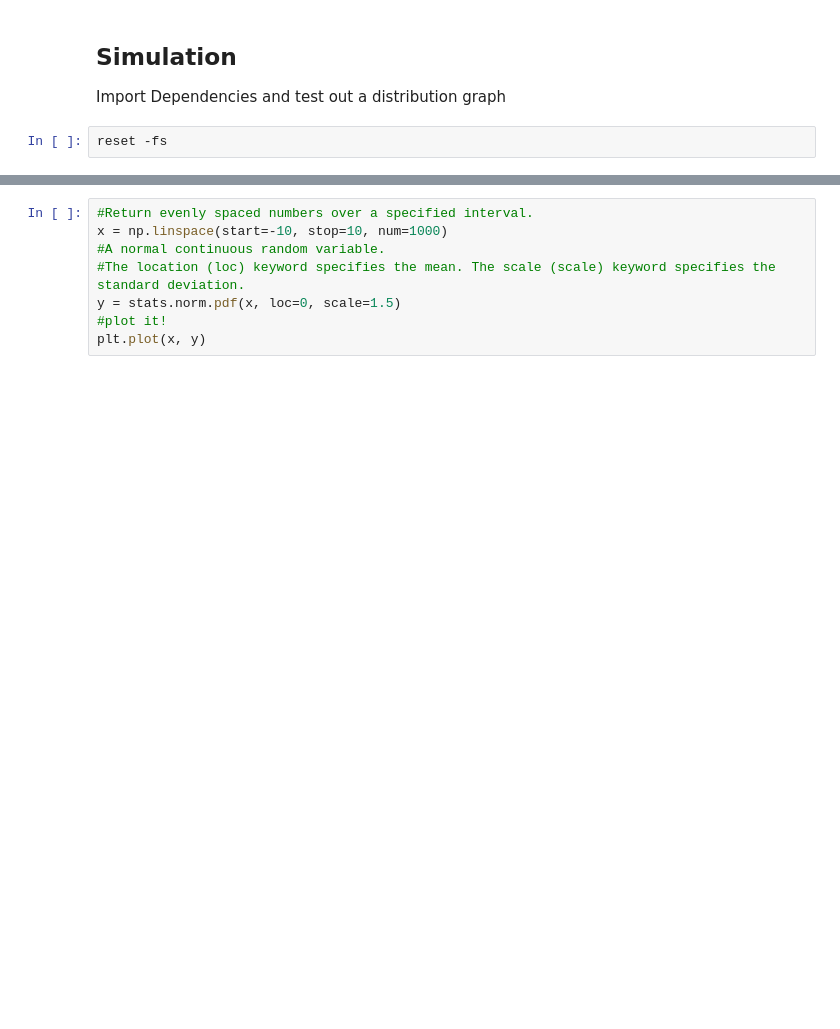
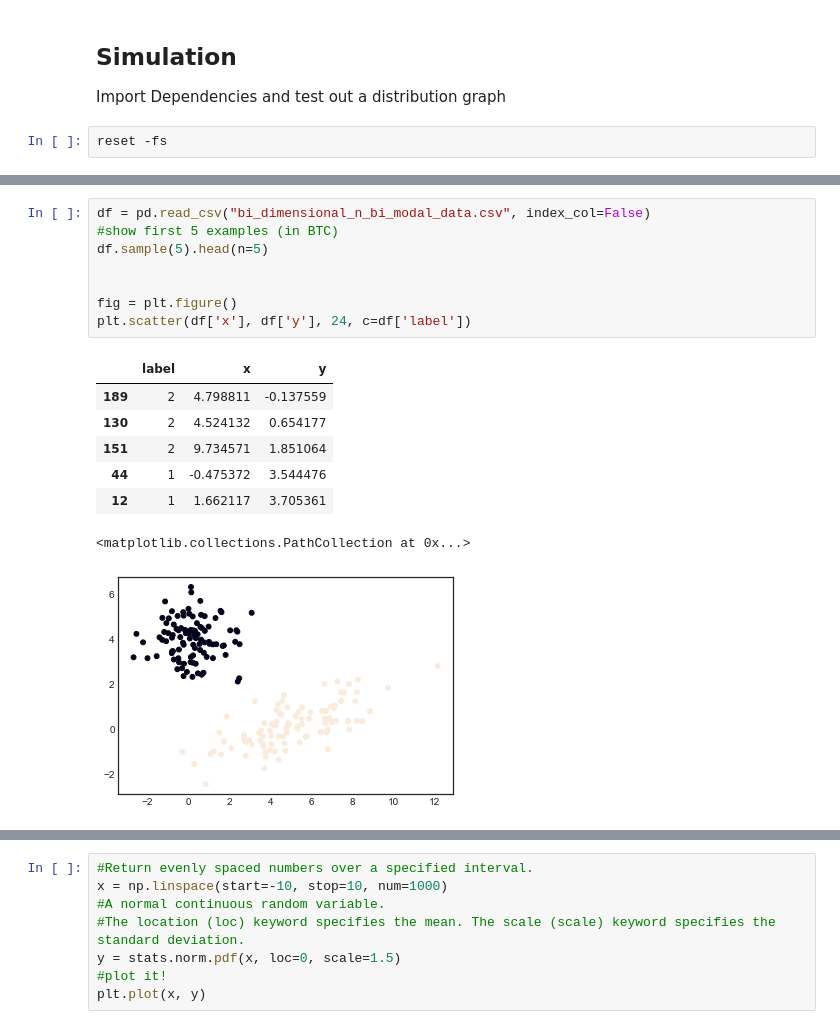
Before and after one commit to leandroohf/GMM, a Jupyter notebook: intro_to_gmm_&_em.ipynb, the cells around one changed output, grey strips where cells are left out. Saved outputs shown, nothing was run; the diff lists cells and outputs as text; blank space fills up the shorter version.

```diff
--- a/intro_to_gmm_&_em.ipynb
+++ b/intro_to_gmm_&_em.ipynb
@@ -225,0 +269,17 @@ sns.set_style("white")
+# %%
+df = pd.read_csv("bi_dimensional_n_bi_modal_data.csv", index_col=False)
+#show first 5 examples (in BTC)
+df.sample(5).head(n=5)
+
+
+fig = plt.figure()
+plt.scatter(df['x'], df['y'], 24, c=df['label'])
+# %% [output]
+|  | label | x | y |
+| 189 | 2 | 4.798811 | -0.137559 |
+| 130 | 2 | 4.524132 | 0.654177 |
+| 151 | 2 | 9.734571 | 1.851064 |
+| 44 | 1 | -0.475372 | 3.544476 |
+| 12 | 1 | 1.662117 | 3.705361 |
+<matplotlib.collections.PathCollection at 0x...>
+[figure, added]
```
Also changed, not shown: parts of 9 cells of this notebook.
